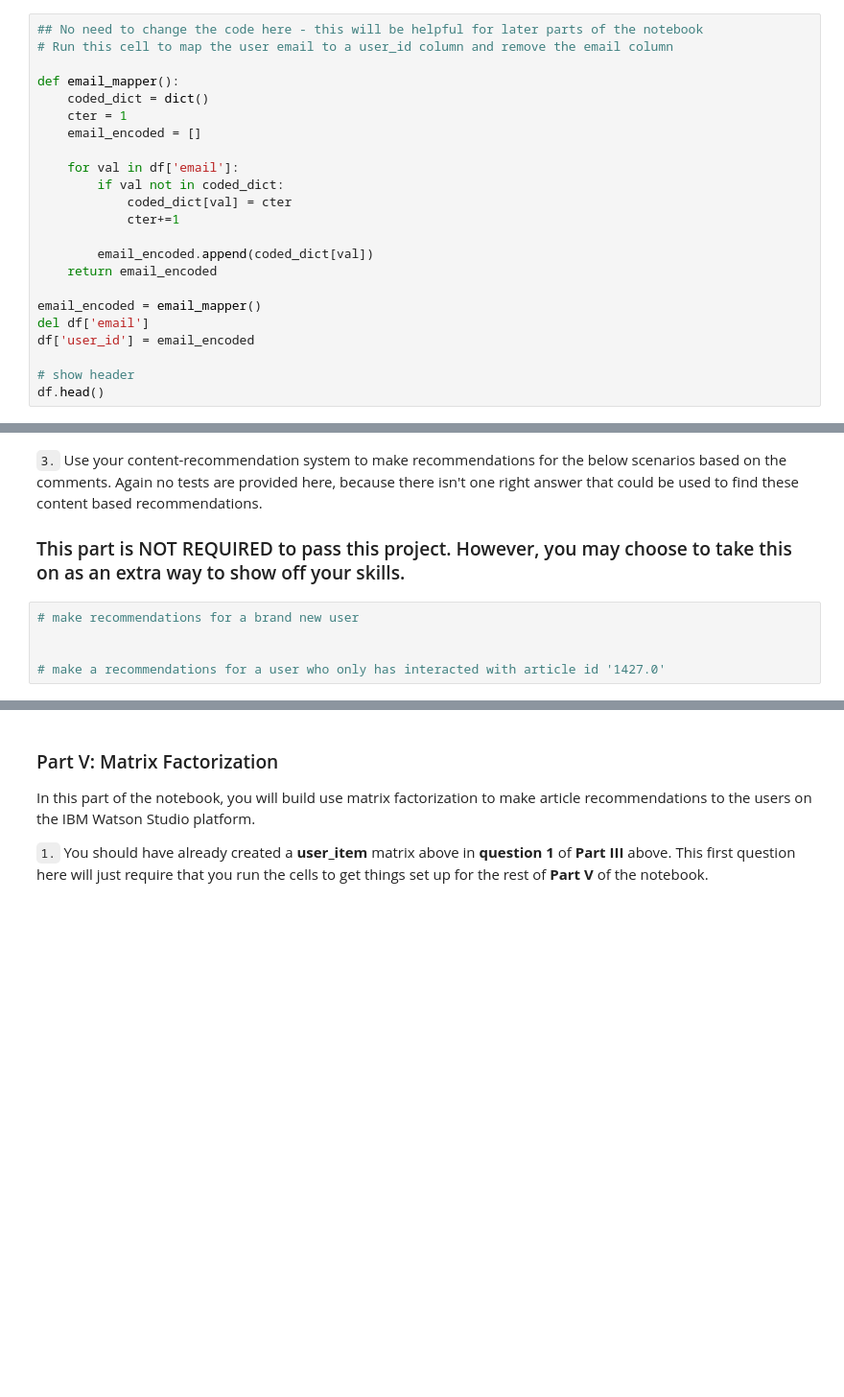
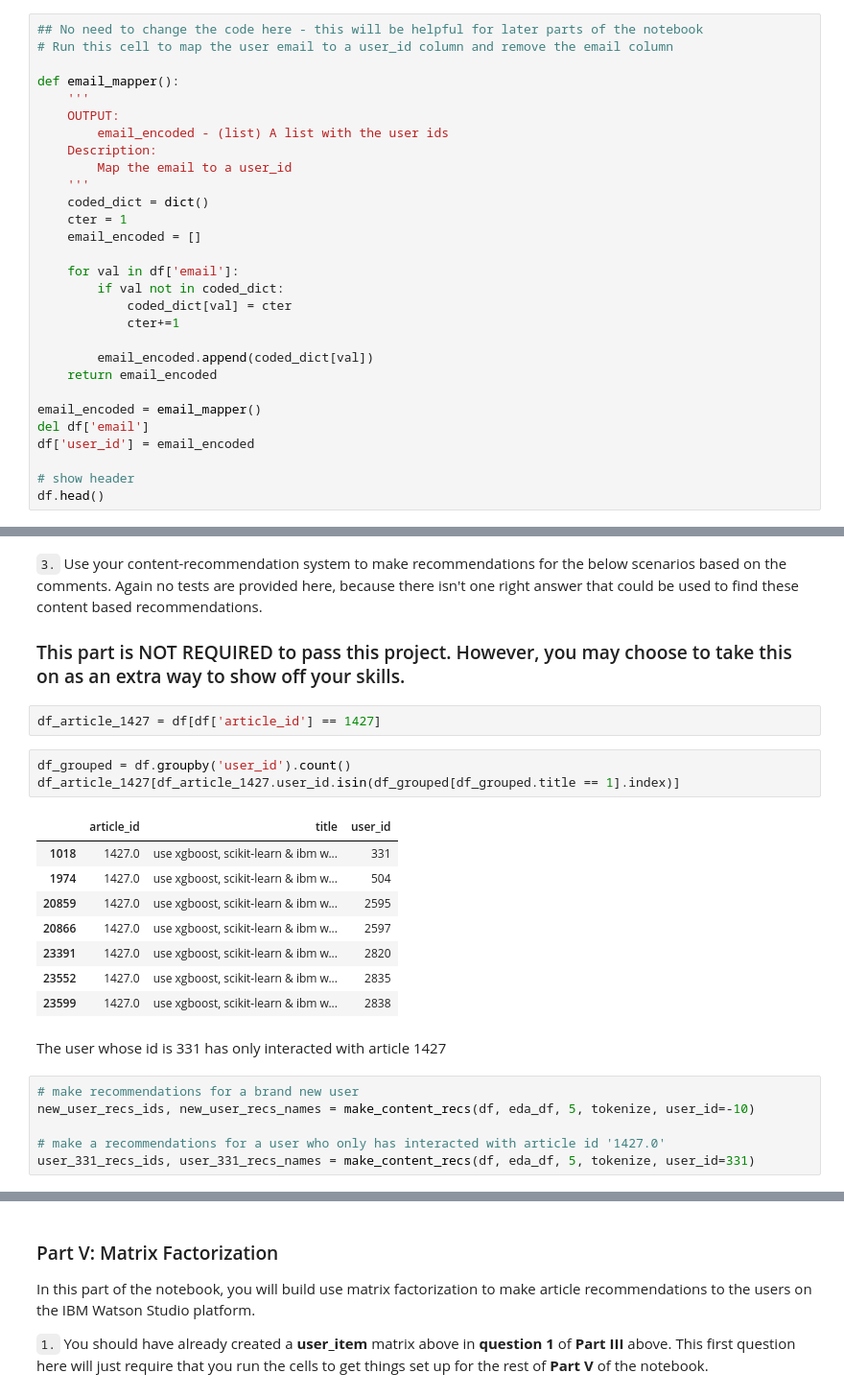
Before and after one commit to jairNeto/ibm-recommender-system, a Jupyter notebook: Recommendations_with_IBM.ipynb, the cells around one changed output, grey strips where cells are left out. Shown at 96% size. Cells and saved outputs as stored; diff of their text form; blank space fills up the shorter version.

```diff
--- a/Recommendations_with_IBM.ipynb
+++ b/Recommendations_with_IBM.ipynb
@@ -205,6 +211,12 @@ max_views = 937 # The most viewed article in the dataset was viewed how many tim
 # Run this cell to map the user email to a user_id column and remove the email column
 
 def email_mapper():
+    '''
+    OUTPUT:
+        email_encoded - (list) A list with the user ids
+    Description:
+        Map the email to a user_id
+    '''
     coded_dict = dict()
     cter = 1
     email_encoded = []
@@ -776,8 +906,25 @@ def make_content_recs():
 `3.` Use your content-recommendation system to make recommendations for the below scenarios based on the comments.  Again no tests are provided here, because there isn't one right answer that could be used to find these content based recommendations.
 
 ### This part is NOT REQUIRED to pass this project.  However, you may choose to take this on as an extra way to show off your skills.
+# %%
+df_article_1427 = df[df['article_id'] == 1427]
+# %%
+df_grouped = df.groupby('user_id').count()
+df_article_1427[df_article_1427.user_id.isin(df_grouped[df_grouped.title == 1].index)]
+# %% [output]
+|  | article_id | title | user_id |
+| 1018 | 1427.0 | use xgboost, scikit-learn & ibm w... | 331 |
+| 1974 | 1427.0 | use xgboost, scikit-learn & ibm w... | 504 |
+| 20859 | 1427.0 | use xgboost, scikit-learn & ibm w... | 2595 |
+| 20866 | 1427.0 | use xgboost, scikit-learn & ibm w... | 2597 |
+| 23391 | 1427.0 | use xgboost, scikit-learn & ibm w... | 2820 |
+| 23552 | 1427.0 | use xgboost, scikit-learn & ibm w... | 2835 |
+| 23599 | 1427.0 | use xgboost, scikit-learn & ibm w... | 2838 |
+# %% [markdown]
+The user whose id is 331 has only interacted with article 1427
 # %%
 # make recommendations for a brand new user
-
+new_user_recs_ids, new_user_recs_names = make_content_recs(df, eda_df, 5, tokenize, user_id=-10)
 
 # make a recommendations for a user who only has interacted with article id '1427.0'
+user_331_recs_ids, user_331_recs_names = make_content_recs(df, eda_df, 5, tokenize, user_id=331)
```
Also changed, not shown: parts of 50 cells of this notebook.
